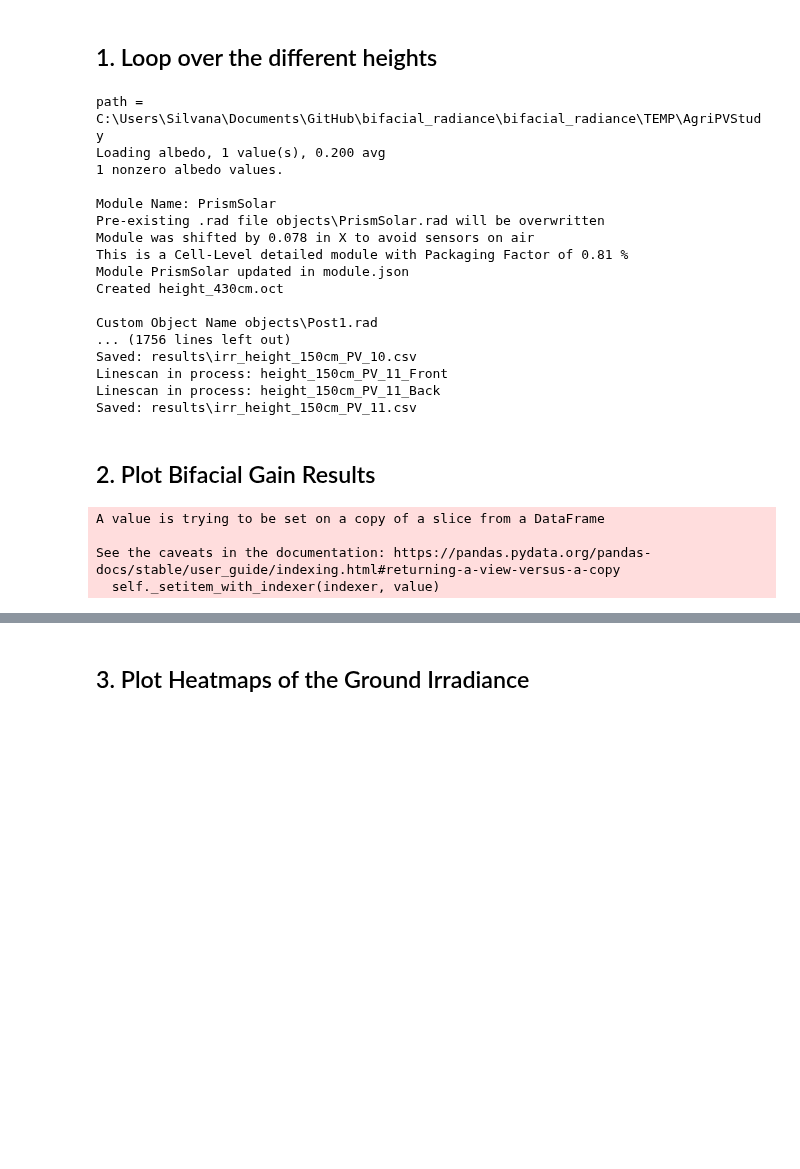
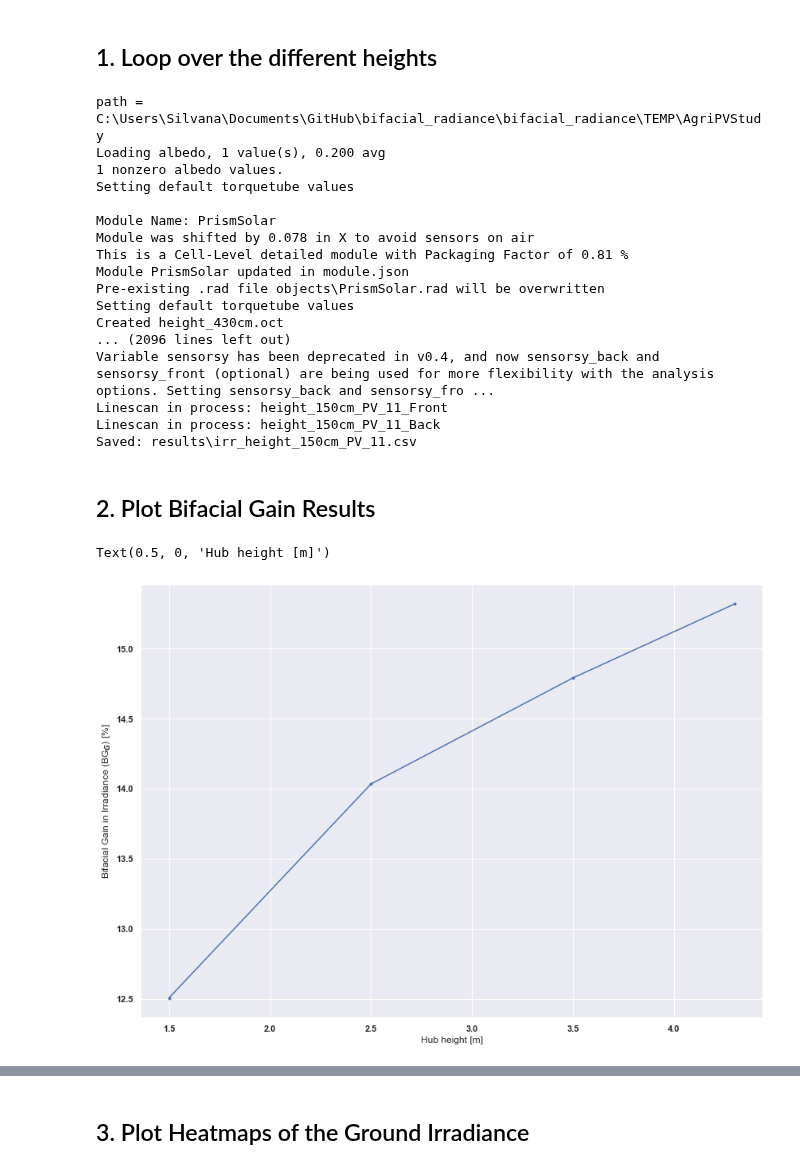
Before and after one commit to NREL/bifacial_radiance, a Jupyter notebook: docs/tutorials/12 - Advanced topics - AgriPV Clearance Height Evaluation.ipynb, the cells around one changed output, grey strips where cells are left out. Drawn from its saved outputs; the diff is of its cells as text; code cells hidden in the pictures; blank space fills up the shorter version.

```diff
--- a/docs/tutorials/12 - Advanced topics - AgriPV Clearance Height Evaluation.ipynb
+++ b/docs/tutorials/12 - Advanced topics - AgriPV Clearance Height Evaluation.ipynb
@@ -102,32 +102,33 @@ for jj in range (0, len(hub_heights)):
 
     #demo.gendaylit(4020)  # Use this to simulate only one hour at a time.
     # Making module with all the variables
-    moduleDict=demo.makeModule(name=moduletype,x=x,y=y,numpanels = numpanels, xgap=xgap, ygap=ygap, cellLevelModuleParams = cellLevelModuleParams)
+    module = demo.makeModule(name=moduletype, x=x, y=y, numpanels=numpanels,
+                               xgap=xgap, ygap=ygap, cellModule=cellLevelModuleParams)
     # create a scene with all the variables
-    sceneDict = {'tilt':tilt,'pitch': 15,'hub_height':hub_height,'azimuth':azimuth_ang, 'module_type':moduletype, 'nMods': nMods, 'nRows': nRows}
-    scene = demo.makeScene(moduletype=moduletype, sceneDict=sceneDict) #makeScene creates a .rad file with 20 modules per row, 7 rows.
+    sceneDict = {'tilt':tilt, 'pitch':15, 'hub_height':hub_height, 'azimuth':azimuth_ang, 'nMods':nMods, 'nRows':nRows}
+    scene = demo.makeScene(module=moduletype, sceneDict=sceneDict) #makeScene creates a .rad file with 20 modules per row, 7 rows.
     octfile = demo.makeOct(demo.getfilelist())  # makeOct combines all of the ground, sky and object fil|es into a .oct file.
 
-    torquetubelength = moduleDict['scenex']*(nMods)
+    torquetubelength = module.scenex*(nMods)
 
     # torquetube 1
     name='Post1'
-    text='! genbox Metal_Aluminum_Anodized torquetube_row1 {} 0.2 0.3 | xform -t {} -0.1 -0.3 | xform -t 0 0 {}'.format(torquetubelength, (-torquetubelength+moduleDict['sceney'])/2.0, torquetube_height)
+    text='! genbox Metal_Aluminum_Anodized torquetube_row1 {} 0.2 0.3 | xform -t {} -0.1 -0.3 | xform -t 0 0 {}'.format(torquetubelength, (-torquetubelength+module.sceney)/2.0, torquetube_height)
     customObject = demo.makeCustomObject(name,text)
     demo.appendtoScene(radfile=scene.radfiles, customObject=customObject, text="!xform -rz 0")
 
     name='Post2'
-    text='! genbox Metal_Aluminum_Anodized torquetube_row2 {} 0.2 0.3 | xform -t {} -0.1 -0.3 | xform -t 0 15 {}'.format(torquetubelength, (-torquetubelength+moduleDict['sceney'])/2.0, torquetube_height)
+    text='! genbox Metal_Aluminum_Anodized torquetube_row2 {} 0.2 0.3 | xform -t {} -0.1 -0.3 | xform -t 0 15 {}'.format(torquetubelength, (-torquetubelength+module.sceney)/2.0, torquetube_height)
     customObject = demo.makeCustomObject(name,text)
     demo.appendtoScene(radfile=scene.radfiles, customObject=customObject, text="!xform -rz 0")
 
     name='Post3'
-    text='! genbox Metal_Aluminum_Anodized torquetube_row2 {} 0.2 0.3 | xform -t {} -0.1 -0.3 | xform -t 0 -15 {}'.format(torquetubelength, (-torquetubelength+moduleDict['sceney'])/2.0, torquetube_height)
+    text='! genbox Metal_Aluminum_Anodized torquetube_row2 {} 0.2 0.3 | xform -t {} -0.1 -0.3 | xform -t 0 -15 {}'.format(torquetubelength, (-torquetubelength+module.sceney)/2.0, torquetube_height)
     customObject = demo.makeCustomObject(name,text)
     demo.appendtoScene(radfile=scene.radfiles, customObject=customObject, text="!xform -rz 0")
 
     name='Pile'
-    pile1x = (torquetubelength+moduleDict['sceney'])/2.0
+    pile1x = (torquetubelength+module.sceney)/2.0
     pilesep = pile1x*2.0/7.0
     #! genrev Metal_Grey tube1 t*1.004 0.05 32 | xform -ry 90 -t -0.502 0 0
     text= '! genrev Metal_Grey tube1row1 t*{} 0.15 32 | xform -t {} 0 0'.format(torquetube_height, pile1x)
@@ -148,27 +149,27 @@ for jj in range (0, len(hub_heights)):
         if crop == 'tomato':
             #startdt =datetime.datetime(2001,3,15,0)
             #enddt = datetime.datetime(2001,6,30,23)
-            starttime = '03_15_01'
-            endtime = '06_30_23'
+            starttime = '2001-03-15_0100'
+            endtime = '2001-06-30_2300'
             print('PLANTING TOMATO')
 
         if crop == 'kale':
 #            startdt = datetime.datetime(2001,9,15,0)
 #            enddt = datetime.datetime(2001,10,31,23)
-            starttime = '09_15_01'
-            endtime = '10_31_23'
+            starttime = '2001-09-15_0100'
+            endtime = '2001-10-31_2300'
             print('PLANTING KALE')
 
-        metdata = demo.readEPW(epwfile, starttime = starttime, endtime = endtime) # read in the EPW weather data from above
-        demo.genCumSky(savefile = crop)#startdt=startdt, enddt=enddt)
+        metdata = demo.readWeatherFile(epwfile, starttime=starttime, endtime=endtime, coerce_year=2001) # read in the EPW weather data from above
+        demo.genCumSky(savefile=crop)
 
         octfile = demo.makeOct()  # makeOct combines all of the ground, sky and object files into a .oct file.
 
         analysis = AnalysisObj(octfile, demo.name)  # return an analysis object including the scan dimensions for back irradiance
         sensorsy = 30
         sensorsx = 30
-        startgroundsample=-moduleDict['scenex']
-        spacingbetweensamples = moduleDict['scenex']/(sensorsx-1)
+        startgroundsample=-module.scenex
+        spacingbetweensamples = module.scenex/(sensorsx-1)
 
         for i in range (0, sensorsx):
             frontscan, backscan = analysis.moduleAnalysis(scene, sensorsy=sensorsy)
@@ -179,7 +180,7 @@ for jj in range (0, len(hub_heights)):
             groundscan['xstart'] = startgroundsample + i*spacingbetweensamples   # increasing spacing so it covers all distance between rows
             analysis.analysis(octfile, simulationname+'_'+crop+'_'+str(i), groundscan, backscan)  # compare the back vs front irradiance
 
-    metdata = demo.readEPW(epwfile) # read in the EPW weather data from above
+    metdata = demo.readWeatherFile(epwfile) # read in the EPW weather data from above
     demo.genCumSky(savefile = 'PV')#startdt=startdt, enddt=enddt)
 
     octfile = demo.makeOct()  # makeOct combines all of the ground, sky and object files into a .oct file.
@@ -187,8 +188,8 @@ for jj in range (0, len(hub_heights)):
     analysis = AnalysisObj(octfile, demo.name)  # return an analysis object including the scan dimensions for back irradiance
     sensorsy = 20
     sensorsx = 12
-    startPVsample=-moduleDict['x']
-    spacingbetweenPVsamples = moduleDict['x']/(sensorsx-1)
+    startPVsample=-module.data['x']
+    spacingbetweenPVsamples = module.data['x']/(sensorsx-1)
 
     for i in range (0, sensorsx): # Will map 20 points
         frontscan, backscan = analysis.moduleAnalysis(scene, sensorsy=sensorsy)
@@ -198,17 +199,17 @@ for jj in range (0, len(hub_heights)):
 path = C:\Users\Silvana\Documents\GitHub\bifacial_radiance\bifacial_radiance\TEMP\AgriPVStudy
 Loading albedo, 1 value(s), 0.200 avg
 1 nonzero albedo values.
+Setting default torquetube values
 
 Module Name: PrismSolar
-Pre-existing .rad file objects\PrismSolar.rad will be overwritten
 Module was shifted by 0.078 in X to avoid sensors on air
 This is a Cell-Level detailed module with Packaging Factor of 0.81 %
 Module PrismSolar updated in module.json
+Pre-existing .rad file objects\PrismSolar.rad will be overwritten
+Setting default torquetube values
 Created height_430cm.oct
-
-Custom Object Name objects\Post1.rad
-... (1756 lines left out)
-Saved: results\irr_height_150cm_PV_10.csv
+... (2096 lines left out)
+Variable sensorsy has been deprecated in v0.4, and now sensorsy_back and sensorsy_front (optional) are being used for more flexibility with the analysis options. Setting sensorsy_back and sensorsy_fro ...
 Linescan in process: height_150cm_PV_11_Front
 Linescan in process: height_150cm_PV_11_Back
 Saved: results\irr_height_150cm_PV_11.csv
@@ -229,19 +230,17 @@ sns.set(rc={'figure.figsize':(11.7,8.27)})
 # %%
 hub_heights = [4.3, 3.5, 2.5, 1.5]
 results_BGG=[]
 for i in range(0, len(hub_heights)):
     hub_height = str(int(hub_heights[i]*100))
-    filepv= r'C:\Users\Silvana\Documents\GitHub\bifacial_radiance\bifacial_radiance\TEMP\AgriPVStudy\results\irr_height_{}cm_PV_6.csv'.format(hub_height)
+    filepv= os.path.join(testfolder,'results',f'irr_height_{hub_height}cm_PV_6.csv')
     resultsDF = load.read1Result(filepv)
     resultsDF = load.cleanResult(resultsDF).dropna()
     results_BGG.append(resultsDF['Wm2Back'].sum()*100/resultsDF['Wm2Front'].sum())
 
 plt.figure(figsize=(14,10))
 plt.plot(hub_heights, results_BGG, '.-')
 plt.ylabel('Bifacial Gain in Irradiance (BG$_G$) [%]')
 plt.xlabel('Hub height [m]')
 # %% [output]
-A value is trying to be set on a copy of a slice from a DataFrame
-
-See the caveats in the documentation: https://pandas.pydata.org/pandas-docs/stable/user_guide/indexing.html#returning-a-view-versus-a-copy
-  self._setitem_with_indexer(indexer, value)
+Text(0.5, 0, 'Hub height [m]')
+[figure, added]
```
Also changed, not shown: parts of 4 cells of this notebook, 1 other file.
